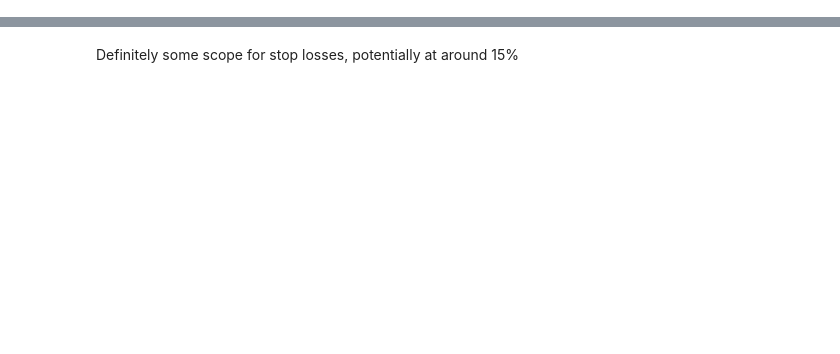
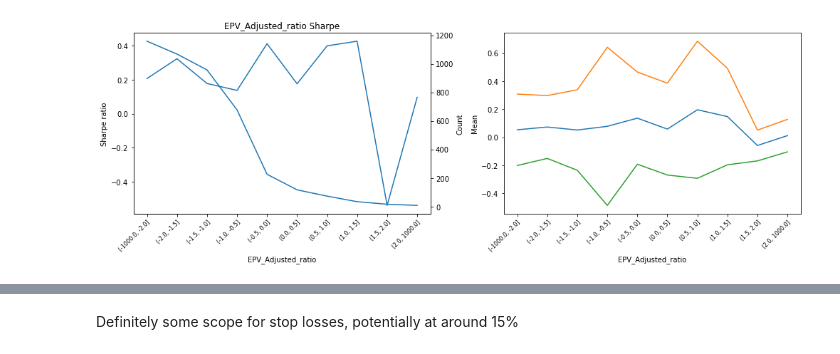
Before and after one commit to chetanmehra/EnsembleSystemDevelopment, a Jupyter notebook: EMA cross analysis.ipynb, the cells around one changed output, grey strips where cells are left out. Cells and saved outputs as stored; diff of their text form; code cells hidden in the pictures; blank space fills up the shorter version.

```diff
--- a/EMA cross analysis.ipynb
+++ b/EMA cross analysis.ipynb
@@ -38,7 +43,7 @@ store = Storage("NYSE")
 # Base System configuration
 strategy = Strategy(trade_timing = "O", ind_timing = "C")
 strategy.market = Market(store)
-strategy.signal_generator = Crossover(slow = EMA(120), fast = EMA(50))
+strategy.signal_generator = Crossover(slow = EMA(150), fast = EMA(75))
 strategy.position_rules = PositionFromDiscreteSignal(Up = 1)
 
 # Run the strategy
@@ -48,0 +99,21 @@ Generated 5148 trades.
+# %%
+# Load the filter data
+adjusted = ValueRatio('EPV', 'Adjusted')(strategy)
+cyclic = ValueRatio('EPV', 'Cyclic')(strategy)
+from system.analysis import FilterPerformance
+fp = FilterPerformance(strategy.trades)
+fp.add(adjusted, cyclic)
+adjusted_results = fp.summarise(adjusted.name, bins = [-1000, -2, -1.5, -1, -0.5, 0, 0.5, 1.0, 1.5, 2, 1000])
+cyclic_results = fp.summarise(cyclic.name, bins = [-1000, -2, -1.5, -1, -0.5, 0, 0.5, 1.0, 1.5, 2, 1000])
+# %%
+# Review the performance vs Adjusted EPV
+fig, axarr = plt.subplots(1, 2)
+fp.result = adjusted_results
+fp.plot_Sharpe(ax = axarr[0])
+fp.plot_count(ax = axarr[0])
+fp.plot_mean(ax = axarr[1])
+fp.set_x_labels(axarr[0])
+fp.set_x_labels(axarr[1])
+plt.tight_layout()
+# %% [output]
+[figure, added]
```
Also changed, not shown: parts of 41 cells of this notebook, 7 other files.
